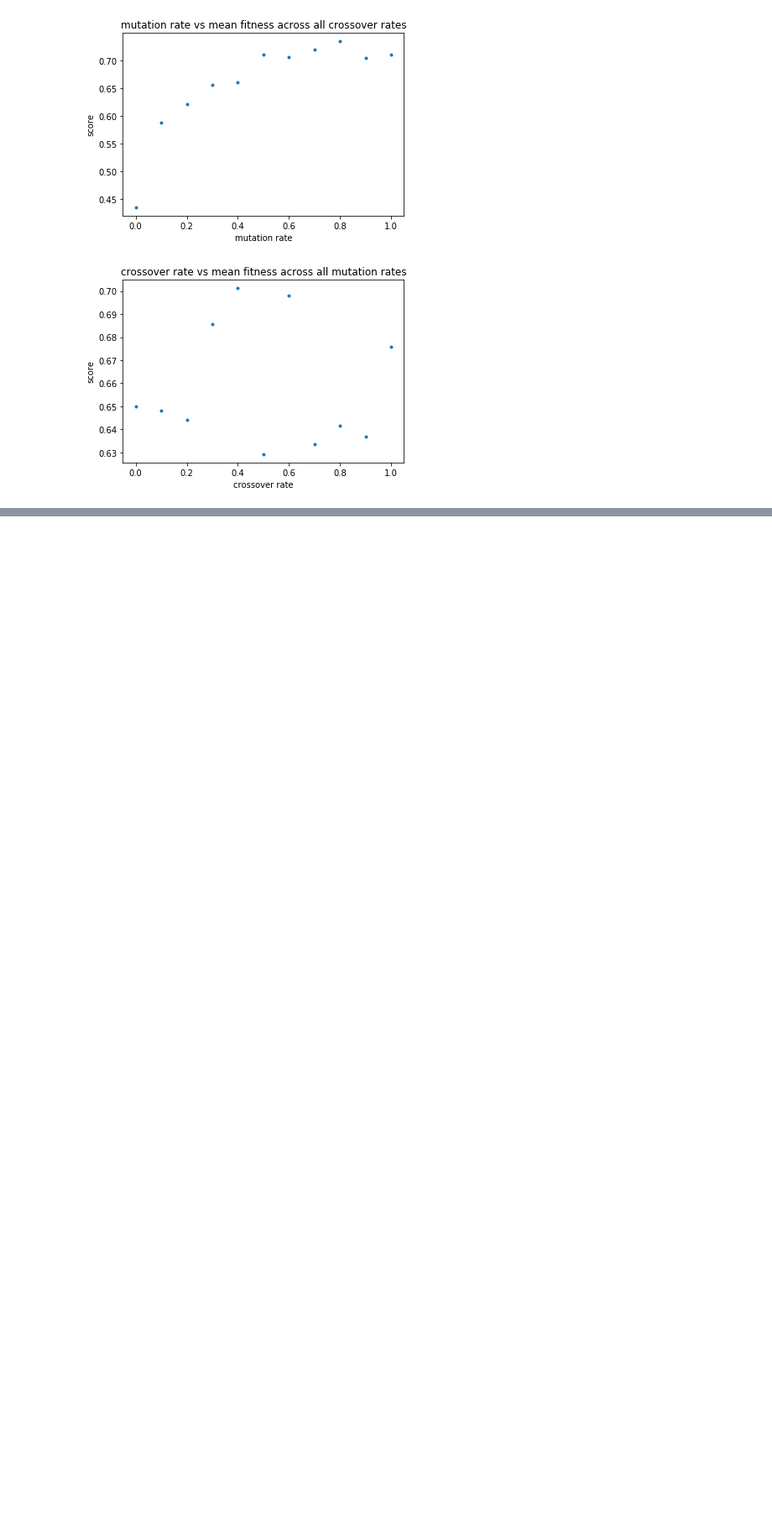
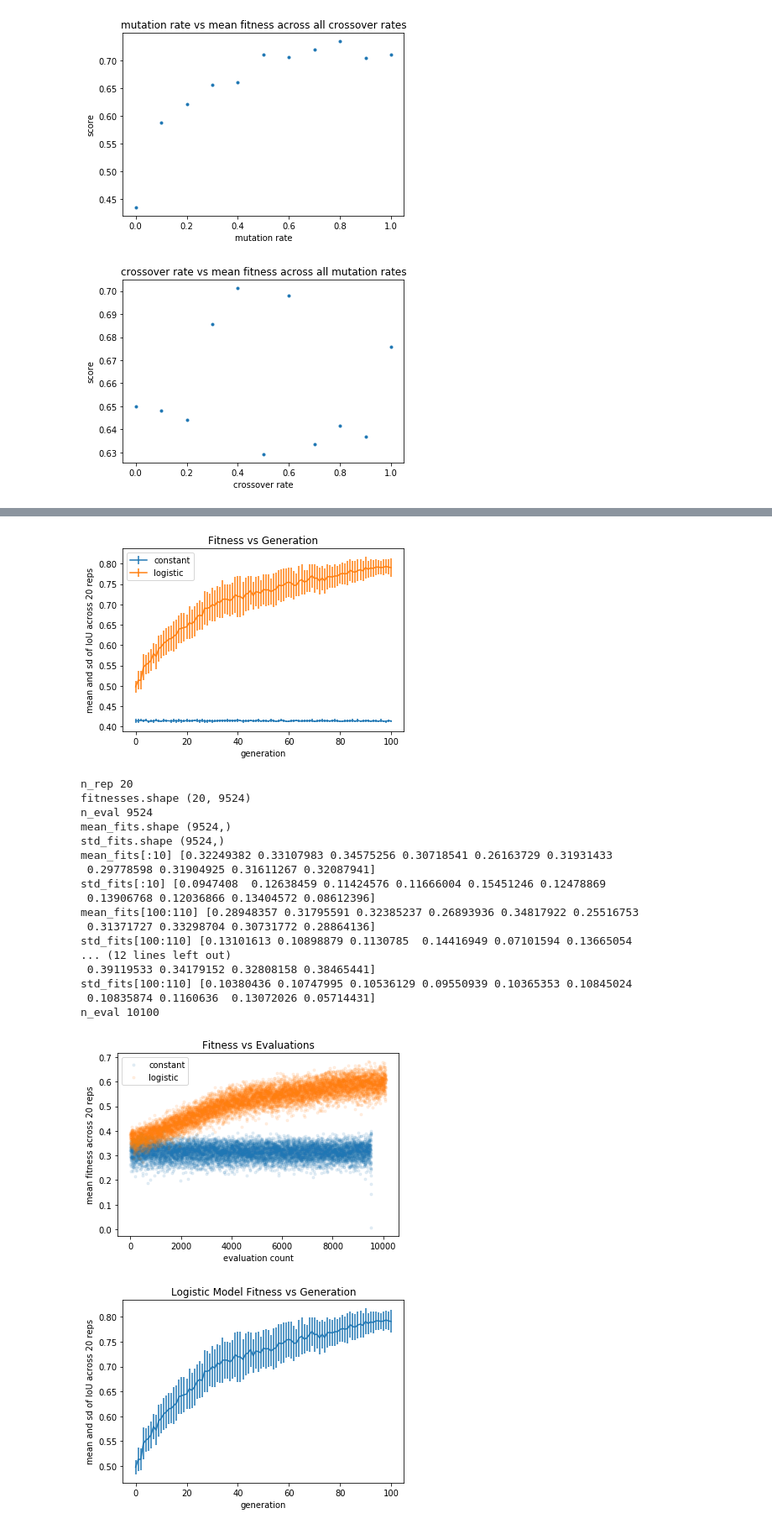
Before and after one commit to maxfieldEland/EC_2019_FinalProject, a Jupyter notebook: todd_scratch.ipynb, the cells around one changed output, grey strips where cells are left out. Shown at 84% size. Cells and saved outputs as stored; diff of their text form; code cells hidden in the pictures; blank space fills up the shorter version.

Commit message:
Allow balanced_logits experiment. Work on figures for paper.

```diff
--- a/todd_scratch.ipynb
+++ b/todd_scratch.ipynb
@@ -221,0 +227,13 @@ best cxpb: 0.4, best mutpb: 1.0, best score: 0.8024897644591705
+# %%
+# load results
+def load_exp_results(dn='real_results/dataset1_exp1', model_type='constant'):
+    rs = []
+    for p in Path(dn).glob(f'results_model_{model_type}_rep_*'):
+        with open(p, 'rb') as fh:
+            rs.append(pickle.load(fh))
+
+    return list(sorted(rs, key=lambda r: r['i_rep']))
+# %%
+lrs = load_exp_results(dn='real_results/dataset1_exp1', model_type='logistic')
+crs = load_exp_results(dn='real_results/dataset1_exp1', model_type='constant')
+blrs = load_exp_results(dn='real_results/dataset1_exp1', model_type='balanced_logits')
@@ -221,0 +366,27 @@ best cxpb: 0.4, best mutpb: 1.0, best score: 0.8024897644591705
+# %%
+plot_figure_fit_vs_gen([crs, lrs], ('constant', 'logistic'))
+plot_figure_fit_vs_eval([crs[:20], lrs[:20]], ('constant', 'logistic'))
+
+analyze_exp_results(lrs, 'logistic')
+analyze_exp_results(crs, 'constant')
+# %% [output]
+[figure, added]
+n_rep 20
+fitnesses.shape (20, 9524)
+n_eval 9524
+mean_fits.shape (9524,)
+std_fits.shape (9524,)
+mean_fits[:10] [0.32249382 0.33107983 0.34575256 0.30718541 0.26163729 0.31931433
+ 0.29778598 0.31904925 0.31611267 0.32087941]
+std_fits[:10] [0.0947408  0.12638459 0.11424576 0.11666004 0.15451246 0.12478869
+ 0.13906768 0.12036866 0.13404572 0.08612396]
+mean_fits[100:110] [0.28948357 0.31795591 0.32385237 0.26893936 0.34817922 0.25516753
+ 0.31371727 0.33298704 0.30731772 0.28864136]
+std_fits[100:110] [0.13101613 0.10898879 0.1130785  0.14416949 0.07101594 0.13665054
+... (12 lines left out)
+ 0.39119533 0.34179152 0.32808158 0.38465441]
+std_fits[100:110] [0.10380436 0.10747995 0.10536129 0.09550939 0.10365353 0.10845024
+ 0.10835874 0.1160636  0.13072026 0.05714431]
+n_eval 10100
+[figure, added]
+[figure, added]
```
Also changed, not shown: parts of 9 cells of this notebook, 1 other file.
